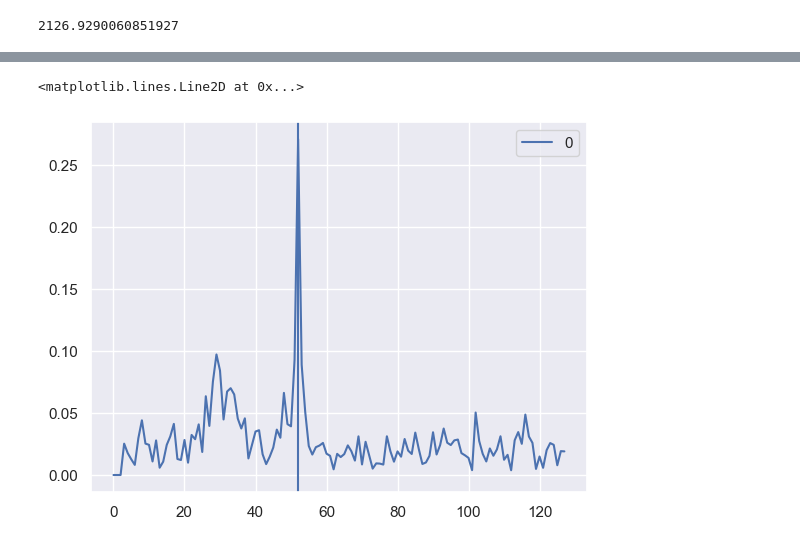
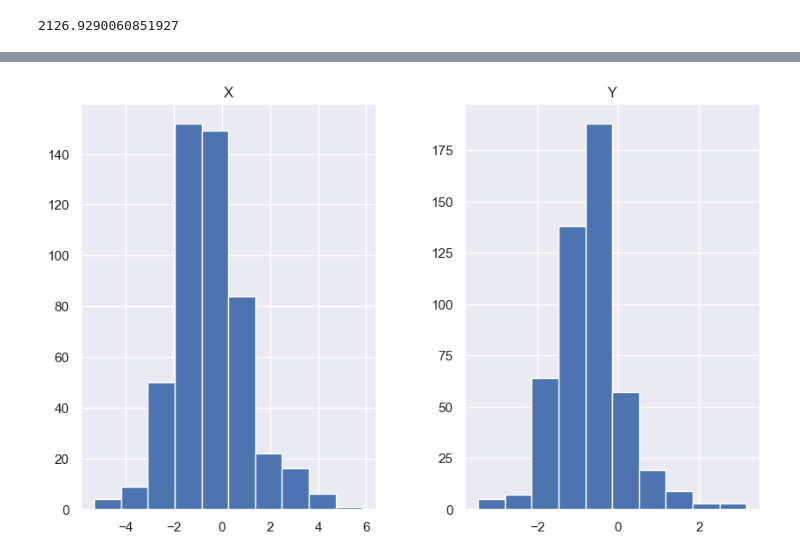
Before and after one commit to settlermine/jinr_practice, a Jupyter notebook: settlermine.ipynb, the cells around one changed output, grey strips where cells are left out. Cells and saved outputs as stored; diff of their text form; code cells hidden in the pictures.

```diff
--- a/settlermine.ipynb
+++ b/settlermine.ipynb
@@ -118,17 +122,15 @@ data
 | 1048575 | 134 | 134 | 139 | 138 |
 1048576 rows × 4 columns
 # %%
-sx = data['A'] + data['C']
-deltax = data['A'] - data['C']
-sy = data['B'] + data['D']
-deltay = data['B'] - data['D']
+summary_resonance = pd.DataFrame()
+summary_resonance['X'] = data['A'] + data['C']
+summary_resonance['Y'] = data['B'] + data['D']
+
+difference_resonance = pd.DataFrame()
+difference_resonance['X'] = data['A'] - data['C']
+difference_resonance['Y'] = data['B'] - data['D']
 # %%
-period = find_period_length_fft(sx)
+period = find_period_length_fft(summary_resonance['X'])
 period
 # %% [output]
 2126.9290060851927
-# %%
-sns.set_theme()
-x = get_mass_center_positions(sx, deltax, period)
-y = get_mass_center_positions(sy, deltay, period)
-plt.scatter(x, y)
@@ -141,6 +137,11 @@ A_y = 33
-# %%
-pd.DataFrame(f:=get_frequences(A_y * y)).plot()
-plt.axvline(find_main_frequence_index(f))
-# %% [output]
-<matplotlib.lines.Line2D at 0x...>
-[figure, removed]
+# %%
+plate_size = {}
+plate_size['X'] = 64
+plate_size['Y'] = 33
+# %%
+gravity_center_coords = pd.DataFrame()
+for axis in ['X', 'Y']:
+    gravity_center_coords[axis] = plate_size[axis] * get_gravity_center_positions(summary_resonance[axis], difference_resonance[axis], period)
+gravity_center_coords.hist(figsize = (10, 6));
+# %% [output]
+[figure, added]
```
Also changed, not shown: parts of 6 cells of this notebook.
